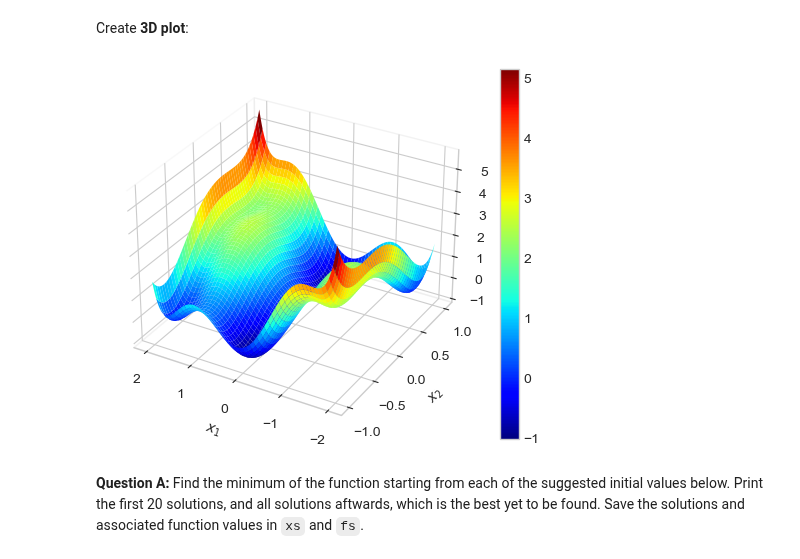
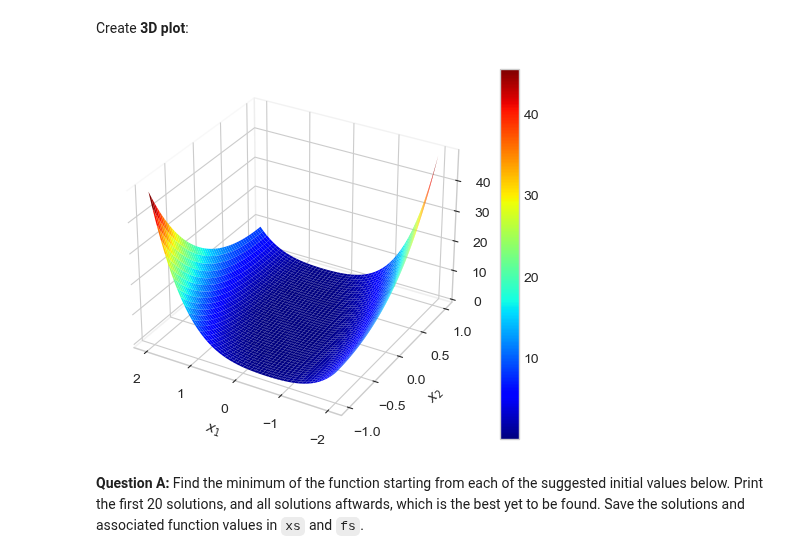
Before and after one commit to RosaMeyer/IntroProg-exercises, a Jupyter notebook: PS7/problem_set_7.ipynb, the cells around one changed output. Saved outputs shown, nothing was run; the diff lists cells and outputs as text; code cells hidden in the pictures.

```diff
--- a/PS7/problem_set_7.ipynb
+++ b/PS7/problem_set_7.ipynb
@@ -268,32 +328,32 @@ Create **3D plot**:
 # %%
 # a. grids
 x1_vec = np.linspace(-2,2,500)
 x2_vec = np.linspace(-1,1,500)
 x1_grid,x2_grid = np.meshgrid(x1_vec,x2_vec,indexing='ij')
-f_grid = _f(x1_grid,x2_grid)
+f_grid = func(x1_grid,x2_grid)
 
 # b. main
 fig = plt.figure()
 ax = fig.add_subplot(1,1,1,projection='3d')
 cs = ax.plot_surface(x1_grid,x2_grid,f_grid,cmap=cm.jet)
 
 # c. add labels
 ax.set_xlabel('$x_1$')
 ax.set_ylabel('$x_2$')
 ax.set_zlabel('$f$')
 
 # d. invert xaxis
 ax.invert_xaxis()
 
 # e. remove background
 ax.xaxis.pane.fill = False
 ax.yaxis.pane.fill = False
 ax.zaxis.pane.fill = False
 
 # f. add colorbar
 fig.colorbar(cs);
 # %% [output]
-[figure, old version]
+[figure, new version]
 # %% [markdown]
 **Question A:** Find the minimum of the function starting from each of the suggested initial values below. Print the first 20 solutions, and all solutions aftwards, which is the best yet to be found. Save the solutions and associated function values in `xs` and `fs`.
 # %%
```
Also changed, not shown: parts of 6 cells of this notebook.
